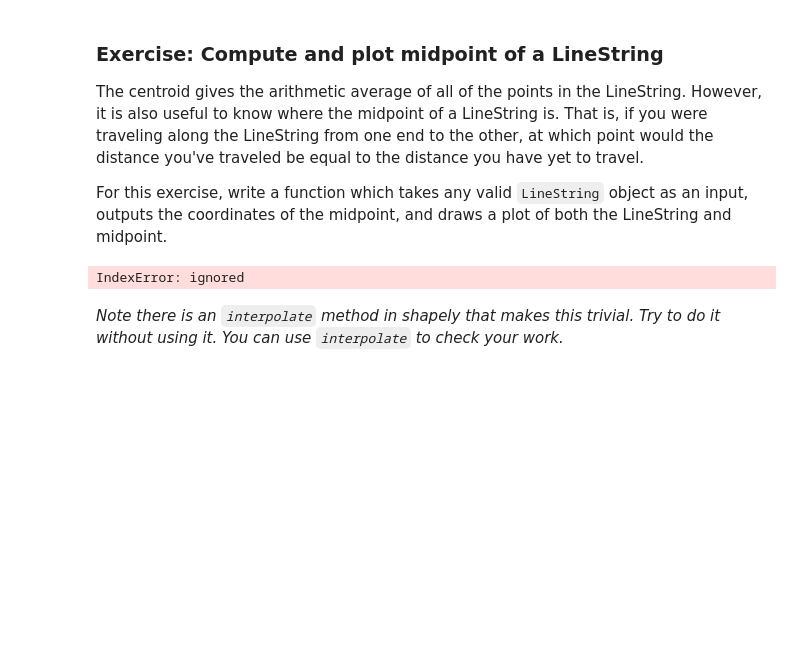
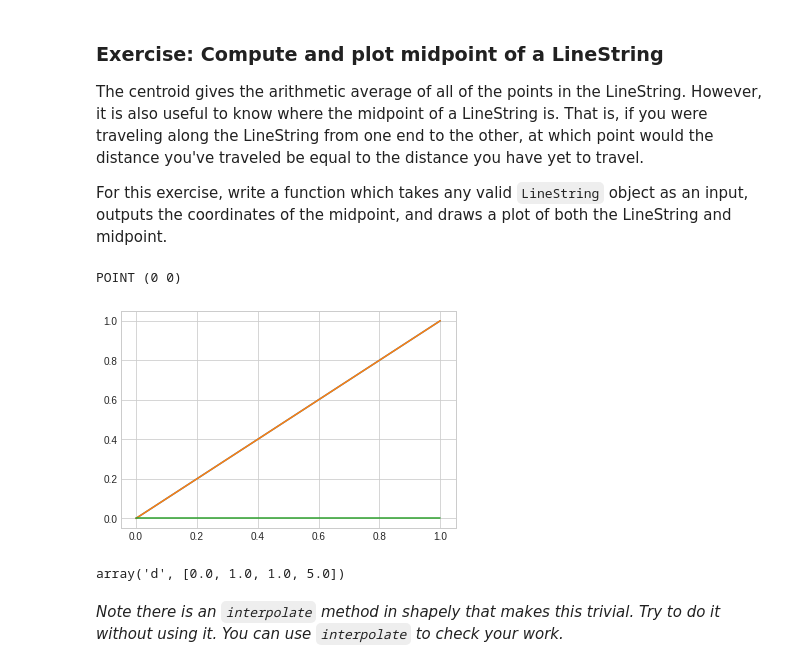
Before and after one commit to bwsi-hadr/02-visualization-and-shapes-dylan-pham, a Jupyter notebook: 02_Visualization_and_Shapes.ipynb, the cells around one changed output. Drawn from its saved outputs; the diff is of its cells as text; code cells hidden in the pictures; blank space fills up the shorter version.

```diff
--- a/02_Visualization_and_Shapes.ipynb
+++ b/02_Visualization_and_Shapes.ipynb
@@ -425,38 +425,47 @@ def getMidpoint(line):
   current_length = 0
   length_at_midpoint = line.length/2
 
-  for i in range(len(line.xy[0])-1):
-    point1 = Point(line.xy[i][0], line.xy[i][1])
-    point2 = Point(line.xy[i+1][0], line.xy[i+1][1])
+  for i in range(len(line.xy[0])):
+    point1 = Point(line.xy[0][i], line.xy[1][i])
+    point2 = Point(line.xy[0][i+1], line.xy[1][i+1])
     distance = (point1.distance(point2))
 
     if current_length + distance > length_at_midpoint:
+      break
+    elif current_length + distance == length_at_midpoint:
+      midpoint = point2
       break
     else:
       current_length += distance
 
   remaining_length = length_at_midpoint - current_length
-  larger_tri_hyp_length = math.sqrt((point1.x)**2 + (point2.y)**2)
+  larger_tri_hyp_length = math.sqrt((point2.x-point1.x)**2 + (point2.y-point1.y)**2)
   ratio = larger_tri_hyp_length/remaining_length
-  x_val = point1.x + point1.x/ratio
-  y_val = point1.y + point1.y/ratio
+  x_val = point2.x/ratio
+  y_val = point2.y/ratio
 
-  midpoint = Point([(point1.x, point1.y)])
+  midpoint = Point([(x_val, y_val)])
 
   return midpoint
 # %%
-line = LineString([(0, 0), (1, 1), (1, 0), (5, 0)])
+line = LineString([(0, 0), (1, 1)])
 
 midpoint = getMidpoint(line2)
 
 fig = plt.figure()
 ax = fig.add_subplot(1,1,1)
 ax.plot(line)
 ax.plot(midpoint)
 
 print(midpoint)
 # %% [output]
-IndexError: ignored
+POINT (0 0)
+[figure, added]
+# %%
+line = LineString([(0, 0), (1, 1), (1, 0), (5, 0)])
+line.xy[0]
+# %% [output]
+array('d', [0.0, 1.0, 1.0, 5.0])
 # %% [markdown]
 _Note there is an `interpolate` method in shapely that makes this trivial. Try to do it without using it. You can use `interpolate` to check your work._
 # %% [markdown]
```
